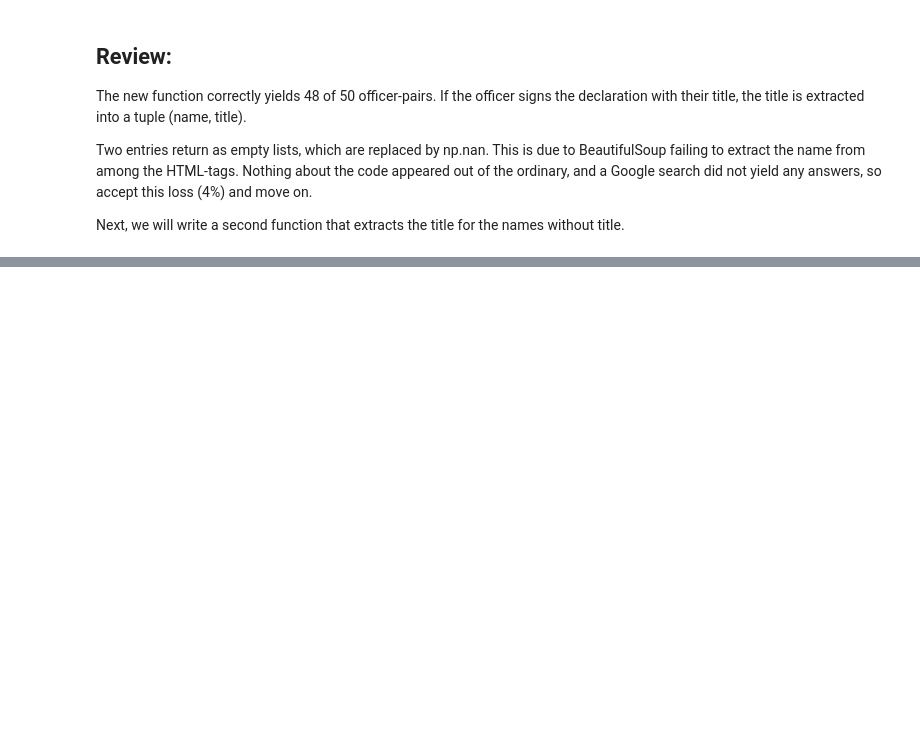
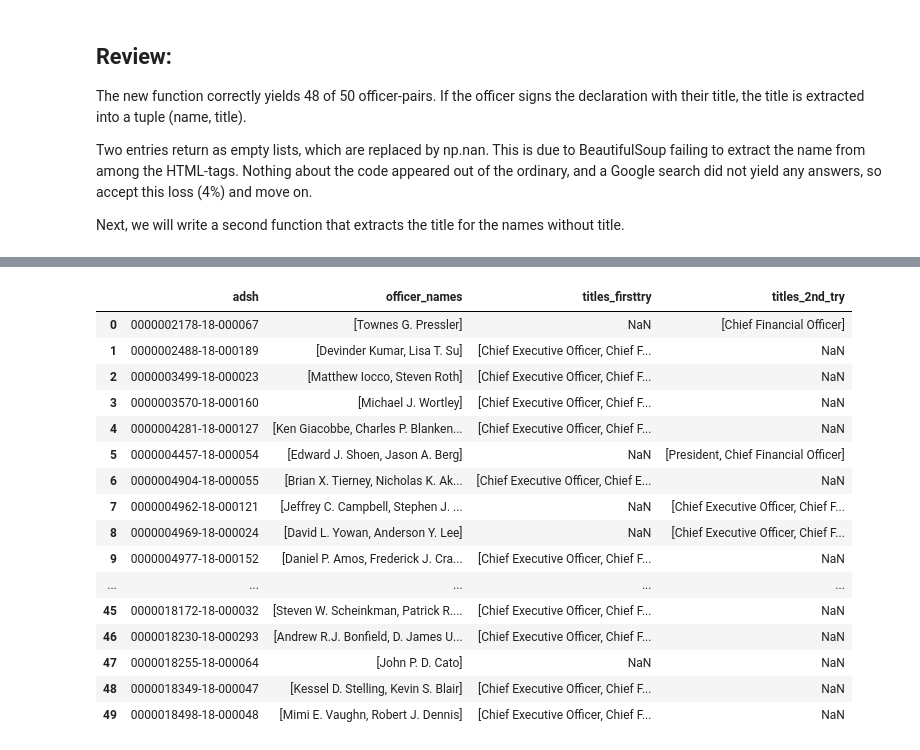
Before and after one commit to dennisgh/intermediate-data-science-capstone-project, a Jupyter notebook: PHASE_I/Feature_Generation_pt2.ipynb, the cells around one changed output, grey strips where cells are left out. Saved outputs shown, nothing was run; the diff lists cells and outputs as text; code cells hidden in the pictures; blank space fills up the shorter version.

```diff
--- a/PHASE_I/Feature_Generation_pt2.ipynb
+++ b/PHASE_I/Feature_Generation_pt2.ipynb
@@ -298,0 +329,41 @@ Next, we will write a second function that extracts the title for the names with
+# %%
+# certify that:.+?(Chief .+? Officer) FLAGS: GM
+
+def regex_titles_fast(filing_text, return_as_string=False):
+    titles_expression=r'certify that:.+?(Chief .+? Officer)'
+    matches = re.findall(titles_expression, filing_text, re.MULTILINE)
+    # only the first two matches are relevant
+    matches = matches[0:2]
+
+    # clean up with bs4
+    match_souped = []
+    for i in matches:
+        i = BeautifulSoup(i).get_text(strip=True)
+        match_souped.append(i)
+
+    if match_souped == []:
+        return np.nan
+    else:
+        return match_souped
+
+
+officers['titles_firsttry'] = listings_first50['content'].apply(regex_titles_fast)
+officers.head(50)
+# %% [output]
+|  | adsh | officer_names | titles_firsttry | titles_2nd_try |
+| 0 | 0000002178-18-000067 | [Townes G. Pressler] | NaN | [Chief Financial Officer] |
+| 1 | 0000002488-18-000189 | [Devinder Kumar, Lisa T. Su] | [Chief Executive Officer, Chief F... | NaN |
+| 2 | 0000003499-18-000023 | [Matthew Iocco, Steven Roth] | [Chief Executive Officer, Chief F... | NaN |
+| 3 | 0000003570-18-000160 | [Michael J. Wortley] | [Chief Executive Officer, Chief F... | NaN |
+| 4 | 0000004281-18-000127 | [Ken Giacobbe, Charles P. Blanken... | [Chief Executive Officer, Chief F... | NaN |
+| 5 | 0000004457-18-000054 | [Edward J. Shoen, Jason A. Berg] | NaN | [President, Chief Financial Officer] |
+| 6 | 0000004904-18-000055 | [Brian X. Tierney, Nicholas K. Ak... | [Chief Executive Officer, Chief E... | NaN |
+| 7 | 0000004962-18-000121 | [Jeffrey C. Campbell, Stephen J. ... | NaN | [Chief Executive Officer, Chief F... |
+| 8 | 0000004969-18-000024 | [David L. Yowan, Anderson Y. Lee] | NaN | [Chief Executive Officer, Chief F... |
+| 9 | 0000004977-18-000152 | [Daniel P. Amos, Frederick J. Cra... | [Chief Executive Officer, Chief F... | NaN |
+| ... | ... | ... | ... | ... |
+| 45 | 0000018172-18-000032 | [Steven W. Scheinkman, Patrick R.... | [Chief Executive Officer, Chief F... | NaN |
+| 46 | 0000018230-18-000293 | [Andrew R.J. Bonfield, D. James U... | [Chief Executive Officer, Chief F... | NaN |
+| 47 | 0000018255-18-000064 | [John P. D. Cato] | NaN | NaN |
+| 48 | 0000018349-18-000047 | [Kessel D. Stelling, Kevin S. Blair] | [Chief Executive Officer, Chief F... | NaN |
+| 49 | 0000018498-18-000048 | [Mimi E. Vaughn, Robert J. Dennis] | [Chief Executive Officer, Chief F... | NaN |
```
Also changed, not shown: parts of 13 cells of this notebook.
